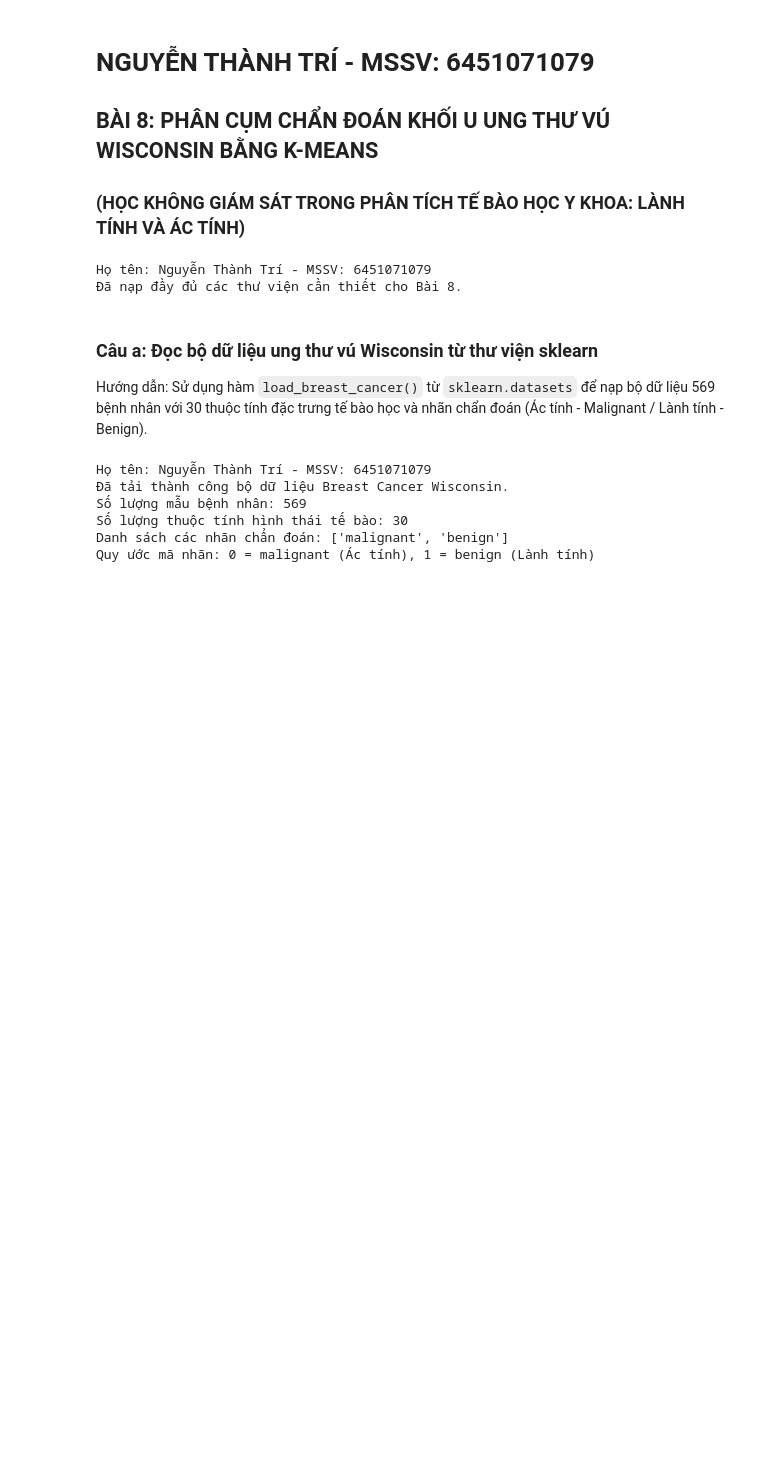
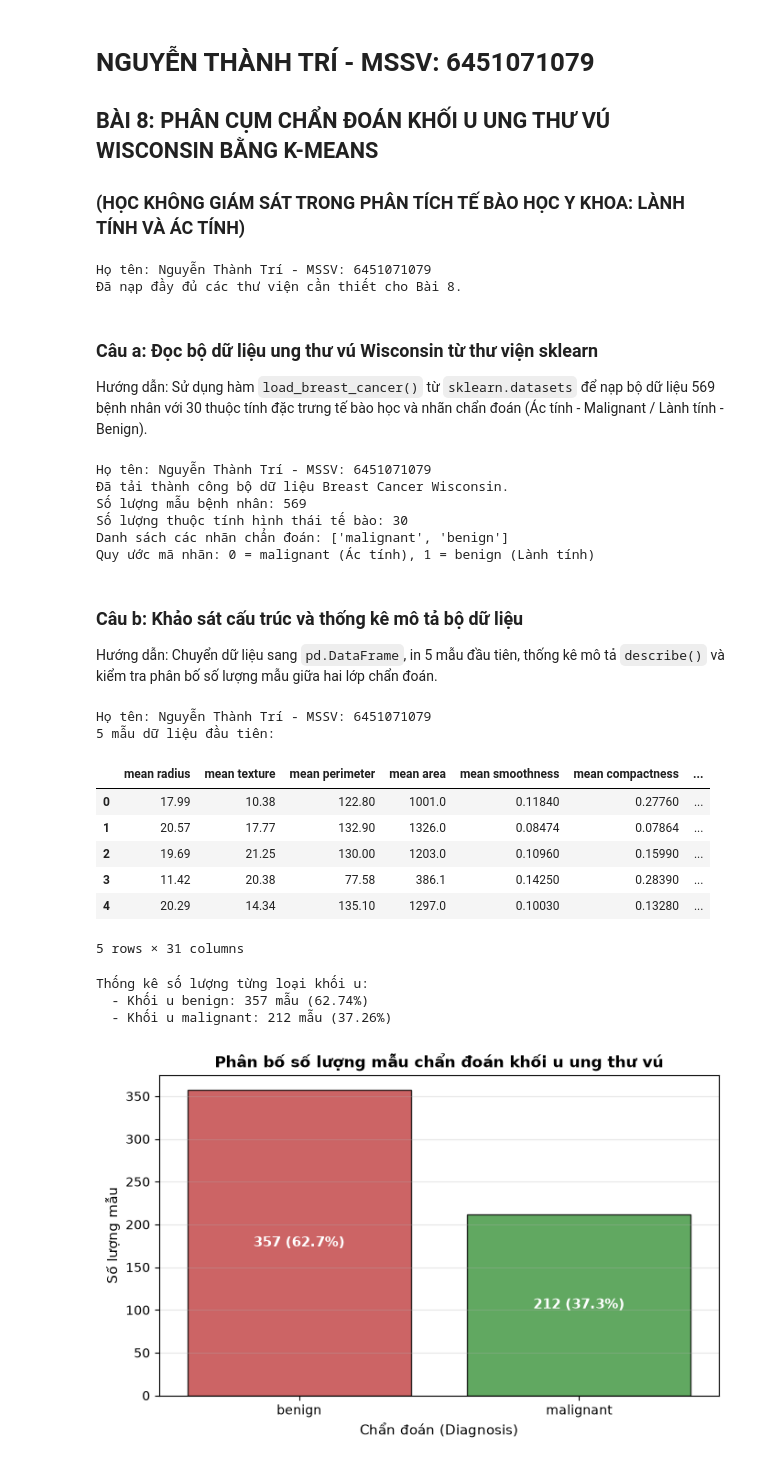
Before and after one commit to TriNguyenThanh/6451071079_Lab23, a Jupyter notebook: model/6451071079_LAB3_Bai8.ipynb, the cells around one changed output. Drawn from its saved outputs; the diff is of its cells as text; code cells hidden in the pictures; blank space fills up the shorter version.

```diff
--- a/model/6451071079_LAB3_Bai8.ipynb
+++ b/model/6451071079_LAB3_Bai8.ipynb
@@ -47,3 +47,47 @@ Số lượng mẫu bệnh nhân: 569
 Số lượng thuộc tính hình thái tế bào: 30
 Danh sách các nhãn chẩn đoán: ['malignant', 'benign']
 Quy ước mã nhãn: 0 = malignant (Ác tính), 1 = benign (Lành tính)
+# %% [markdown]
+### Câu b: Khảo sát cấu trúc và thống kê mô tả bộ dữ liệu
+Hướng dẫn: Chuyển dữ liệu sang `pd.DataFrame`, in 5 mẫu đầu tiên, thống kê mô tả `describe()` và kiểm tra phân bố số lượng mẫu giữa hai lớp chẩn đoán.
+# %%
+# Nguyễn Thành Trí - MSSV: 6451071079
+print("Họ tên: Nguyễn Thành Trí - MSSV: 6451071079")
+
+df_cancer = pd.DataFrame(X, columns=cancer.feature_names)
+df_cancer['Diagnosis'] = y
+
+print("5 mẫu dữ liệu đầu tiên:")
+display(df_cancer.head())
+
+print("\nThống kê số lượng từng loại khối u:")
+counts = pd.Series(y).value_counts().rename({0: cancer.target_names[0], 1: cancer.target_names[1]})
+for name, cnt in counts.items():
+    print(f"  - Khối u {name}: {cnt} mẫu ({cnt / len(y) * 100:.2f}%)")
+
+plt.figure(figsize=(7, 4.5))
+ax = sns.barplot(x=counts.index, y=counts.values, palette=['#d62728', '#2ca02c'], edgecolor='black', alpha=0.8)
+for p in ax.patches:
+    ax.annotate(f"{int(p.get_height())} ({p.get_height()/len(y)*100:.1f}%)",
+                (p.get_x() + p.get_width() / 2., p.get_height() / 2),
+                ha='center', va='center', fontsize=11, color='white', fontweight='bold')
+plt.title('Phân bố số lượng mẫu chẩn đoán khối u ung thư vú', fontsize=12, fontweight='bold')
+plt.xlabel('Chẩn đoán (Diagnosis)', fontsize=11)
+plt.ylabel('Số lượng mẫu', fontsize=11)
+plt.grid(True, alpha=0.3, axis='y')
+plt.tight_layout()
+plt.show()
+# %% [output]
+Họ tên: Nguyễn Thành Trí - MSSV: 6451071079
+5 mẫu dữ liệu đầu tiên:
+|  | mean radius | mean texture | mean perimeter | mean area | mean smoothness | mean compactness | ... |
+| 0 | 17.99 | 10.38 | 122.80 | 1001.0 | 0.11840 | 0.27760 | ... |
+| 1 | 20.57 | 17.77 | 132.90 | 1326.0 | 0.08474 | 0.07864 | ... |
+| 2 | 19.69 | 21.25 | 130.00 | 1203.0 | 0.10960 | 0.15990 | ... |
+| 3 | 11.42 | 20.38 | 77.58 | 386.1 | 0.14250 | 0.28390 | ... |
+| 4 | 20.29 | 14.34 | 135.10 | 1297.0 | 0.10030 | 0.13280 | ... |
+5 rows × 31 columns
+Thống kê số lượng từng loại khối u:
+  - Khối u benign: 357 mẫu (62.74%)
+  - Khối u malignant: 212 mẫu (37.26%)
+[figure, added]
```
